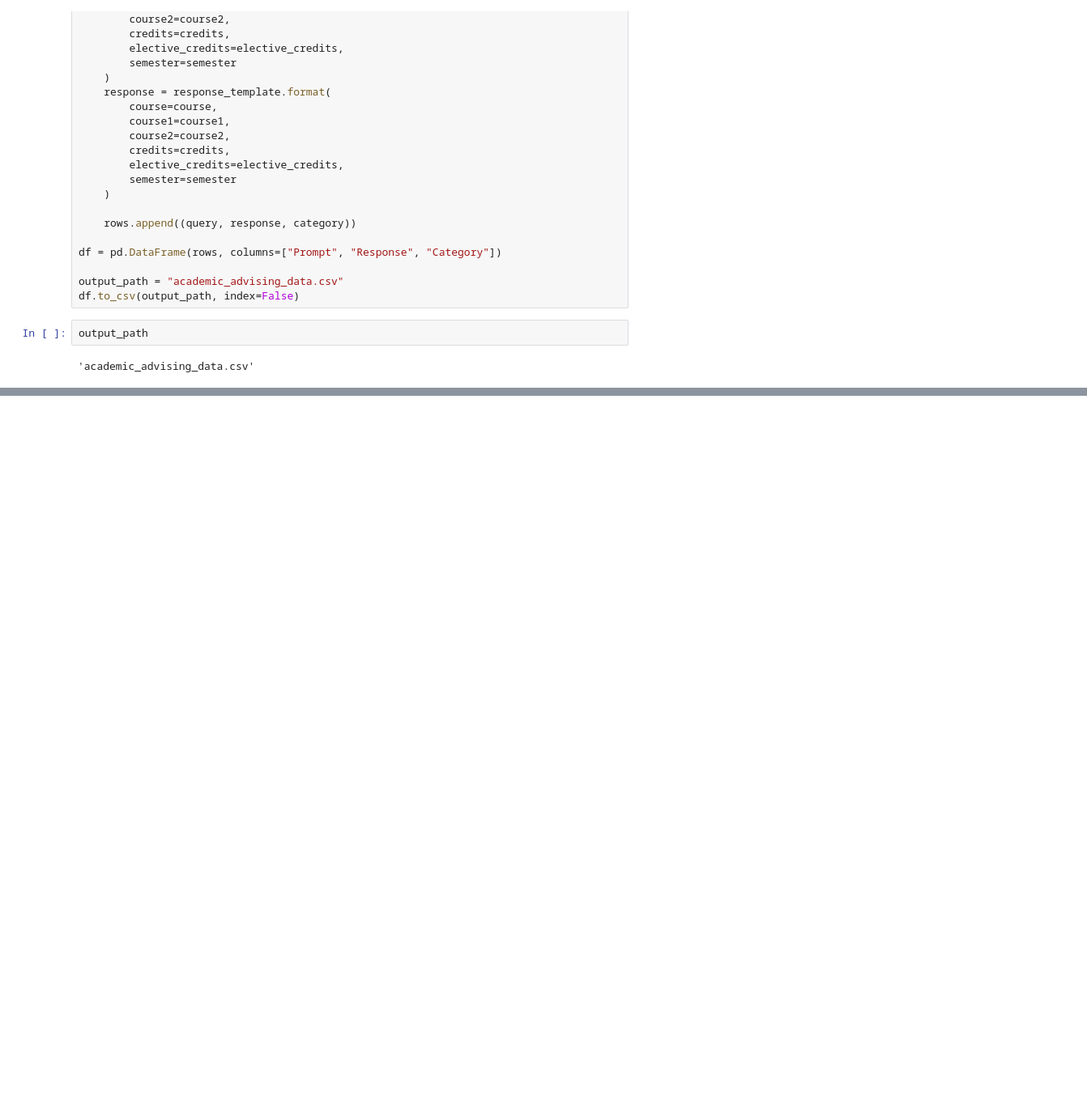
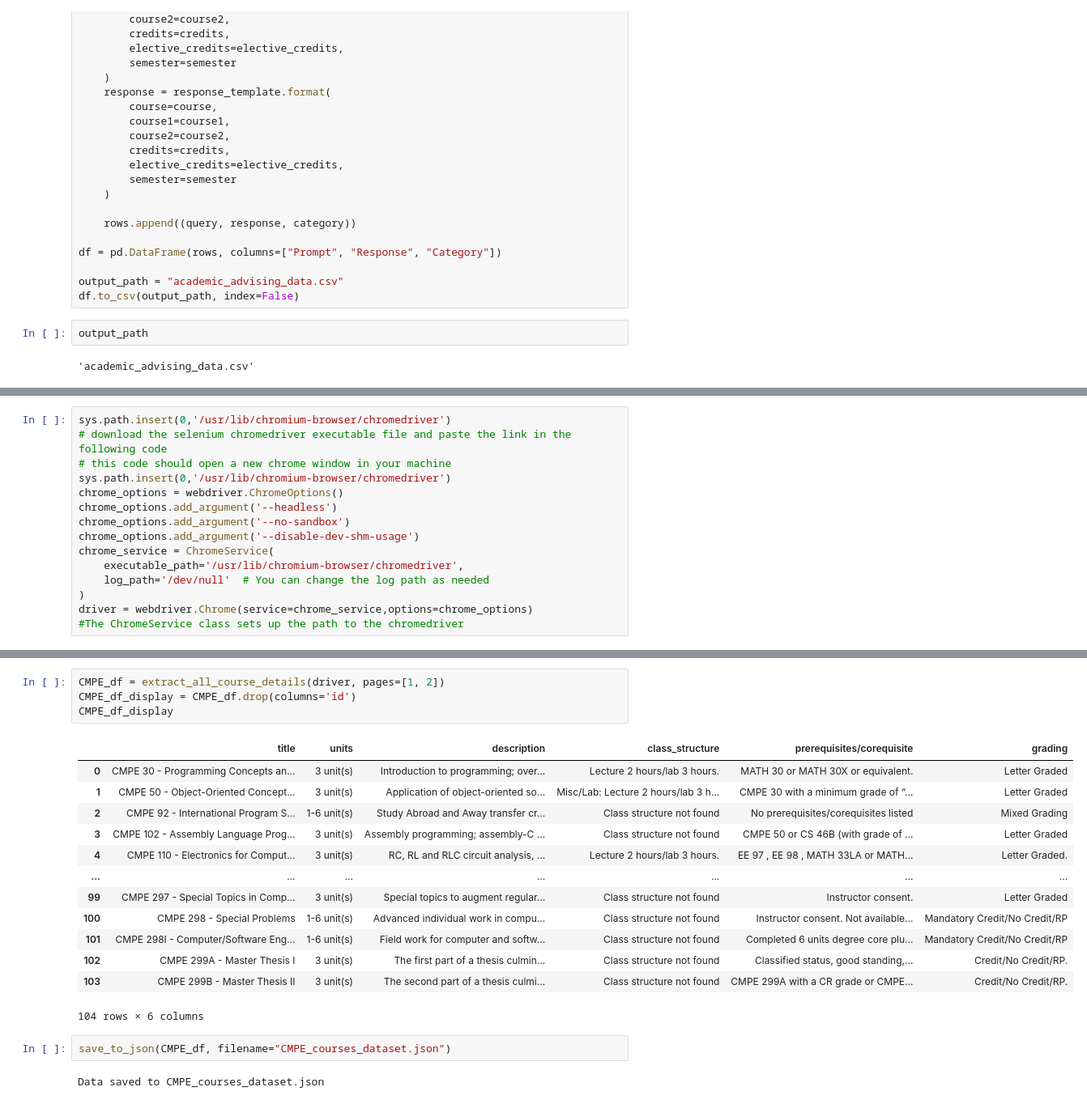
Before and after one commit to jeffreyong15/Counsel.NLP, a Jupyter notebook: Baseline Experiment/Data Collection/Data_Collection_Jeffrey.ipynb, the cells around one changed output, grey strips where cells are left out. Shown: that part at 81% size. Drawn from its saved outputs; the diff is of its cells as text; blank space fills up the shorter version.

Commit message:
Updated some code on collecting real data from SJSU Catalog

```diff
--- a/Baseline Experiment/Data Collection/Data_Collection_Jeffrey.ipynb
+++ b/Baseline Experiment/Data Collection/Data_Collection_Jeffrey.ipynb
@@ -96,0 +195,15 @@ output_path
+# %%
+sys.path.insert(0,'/usr/lib/chromium-browser/chromedriver')
+# download the selenium chromedriver executable file and paste the link in the following code
+# this code should open a new chrome window in your machine
+sys.path.insert(0,'/usr/lib/chromium-browser/chromedriver')
+chrome_options = webdriver.ChromeOptions()
+chrome_options.add_argument('--headless')
+chrome_options.add_argument('--no-sandbox')
+chrome_options.add_argument('--disable-dev-shm-usage')
+chrome_service = ChromeService(
+    executable_path='/usr/lib/chromium-browser/chromedriver',
+    log_path='/dev/null'  # You can change the log path as needed
+)
+driver = webdriver.Chrome(service=chrome_service,options=chrome_options)
+#The ChromeService class sets up the path to the chromedriver
@@ -96,0 +404,22 @@ output_path
+# %%
+CMPE_df = extract_all_course_details(driver, pages=[1, 2])
+CMPE_df_display = CMPE_df.drop(columns='id')
+CMPE_df_display
+# %% [output]
+|  | title | units | description | class_structure | prerequisites/corequisite | grading |
+| 0 | CMPE 30 - Programming Concepts an... | 3 unit(s) | Introduction to programming; over... | Lecture 2 hours/lab 3 hours. | MATH 30 or MATH 30X or equivalent. | Letter Graded |
+| 1 | CMPE 50 - Object-Oriented Concept... | 3 unit(s) | Application of object-oriented so... | Misc/Lab: Lecture 2 hours/lab 3 h... | CMPE 30 with a minimum grade of “... | Letter Graded |
+| 2 | CMPE 92 - International Program S... | 1-6 unit(s) | Study Abroad and Away transfer cr... | Class structure not found | No prerequisites/corequisites listed | Mixed Grading |
+| 3 | CMPE 102 - Assembly Language Prog... | 3 unit(s) | Assembly programming; assembly-C ... | Class structure not found | CMPE 50 or CS 46B (with grade of ... | Letter Graded |
+| 4 | CMPE 110 - Electronics for Comput... | 3 unit(s) | RC, RL and RLC circuit analysis, ... | Lecture 2 hours/lab 3 hours. | EE 97 , EE 98 , MATH 33LA or MATH... | Letter Graded. |
+| ... | ... | ... | ... | ... | ... | ... |
+| 99 | CMPE 297 - Special Topics in Comp... | 3 unit(s) | Special topics to augment regular... | Class structure not found | Instructor consent. | Letter Graded |
+| 100 | CMPE 298 - Special Problems | 1-6 unit(s) | Advanced individual work in compu... | Class structure not found | Instructor consent. Not available... | Mandatory Credit/No Credit/RP |
+| 101 | CMPE 298I - Computer/Software Eng... | 1-6 unit(s) | Field work for computer and softw... | Class structure not found | Completed 6 units degree core plu... | Mandatory Credit/No Credit/RP |
+| 102 | CMPE 299A - Master Thesis I | 3 unit(s) | The first part of a thesis culmin... | Class structure not found | Classified status, good standing,... | Credit/No Credit/RP. |
+| 103 | CMPE 299B - Master Thesis II | 3 unit(s) | The second part of a thesis culmi... | Class structure not found | CMPE 299A with a CR grade or CMPE... | Credit/No Credit/RP. |
+104 rows × 6 columns
+# %%
+save_to_json(CMPE_df, filename="CMPE_courses_dataset.json")
+# %% [output]
+Data saved to CMPE_courses_dataset.json
```
Also changed, not shown: parts of 12 cells of this notebook.
